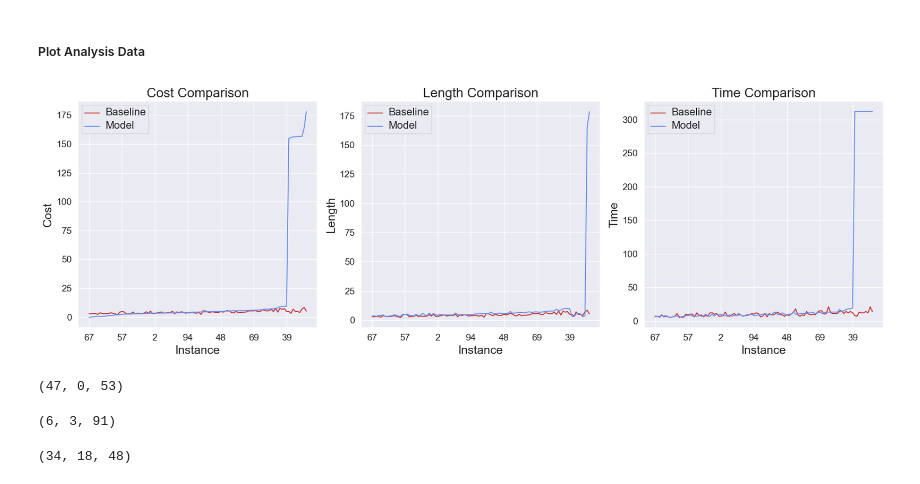
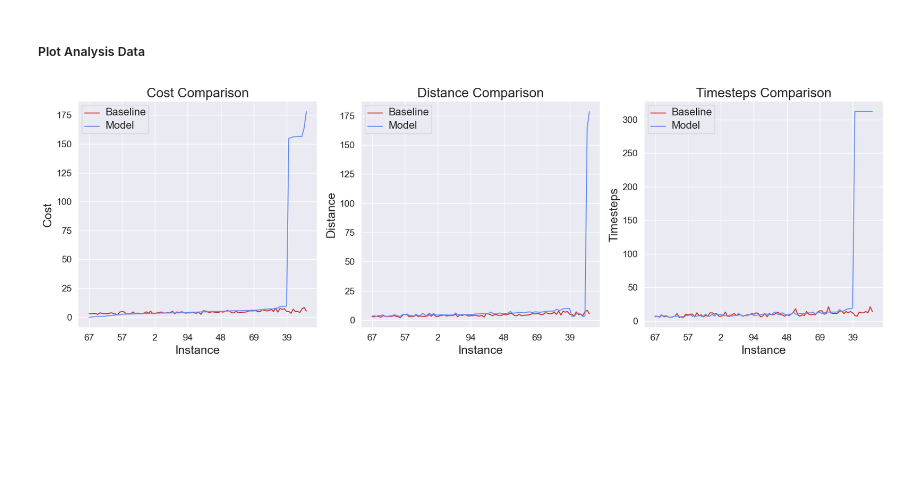
Before and after one commit to kfragkedaki/Master_Thesis, a Jupyter notebook: src/notebooks/basic_algorithm.ipynb, the cells around one changed output. Saved outputs shown, nothing was run; the diff lists cells and outputs as text; code cells hidden in the pictures; blank space fills up the shorter version.

Commit message:
update: plots for final paper

```diff
--- a/src/notebooks/basic_algorithm.ipynb
+++ b/src/notebooks/basic_algorithm.ipynb
@@ -30,12 +29,0 @@ plt.rcdefaults()
-# %%
-fig, axs = plt.subplots(1, 1, figsize=(15, 5.5))  # Adjusted figure size
-plt.title("Graph Instance and its neighborhood")
-
-dataset.sampler.graphs[0].plot_neighbors(ax=axs, with_labels=True)
-axs.set_xlim([-0.7, 1.3])
-axs.set_ylim([-0.7, 1.3])
-axs.set_aspect('equal')
-
-plt.savefig(f"../images/evrp/graph_instance_{example_name}.png", dpi=300, bbox_inches='tight')
-plt.show()
-plt.close()
@@ -489,47 +498,35 @@ for text in axs[plot_i].legend().get_texts():
     text.set_fontsize(16)
 
 # Create a new figure for the length comparison
 plot_i = 1
 # Adjust the xticks' label size
 axs[plot_i].tick_params(labelsize=14)
 sns.lineplot(x='Instance', y='value', hue='variable',
              data=pd.melt(df_lengths, ['Instance']), ax=axs[plot_i], palette=[colors[18], colors[3]])
 axs[plot_i].xaxis.set_major_locator(ticker.MaxNLocator(integer=True))  # set y-axis ticks to be integers
-axs[plot_i].set_title('Length Comparison', size=20)
+axs[plot_i].set_title('Distance Comparison', size=20)
 axs[plot_i].set_xlabel('Instance', size=18)
-axs[plot_i].set_ylabel('Length', size=18)
+axs[plot_i].set_ylabel('Distance', size=18)
 # axs[0].legend()
 for text in axs[plot_i].legend().get_texts():
     text.set_fontsize(16)
 
 plot_i = 2
 # Adjust the xticks' label size
 axs[plot_i].tick_params(labelsize=14)
 sns.lineplot(x='Instance', y='value', hue='variable',
              data=pd.melt(df_times, ['Instance']), ax=axs[plot_i], palette=[colors[18], colors[3]])
 axs[plot_i].xaxis.set_major_locator(ticker.MaxNLocator(integer=True))  # set y-axis ticks to be integers
-axs[plot_i].set_ylabel('Time', size=18)
+axs[plot_i].set_ylabel('Timesteps', size=18)
 axs[plot_i].set_xlabel('Instance', size=18)
-axs[plot_i].set_title('Time Comparison', size=20)
+axs[plot_i].set_title('Timesteps Comparison', size=20)
 # axs[1].legend()
 for text in axs[plot_i].legend().get_texts():
     text.set_fontsize(16)
 
 # Display plot
 plt.tight_layout()
 plt.savefig("../images/evrp/plot_basic_algorithm_comparison.png", dpi=300, bbox_inches='tight')
 plt.show()
 # %% [output]
-[figure, old version]
+[figure, new version]
-# %%
-sum(df_costs["Model"] < df_costs["Baseline"] ), sum(df_costs["Model"] == df_costs["Baseline"] ), sum(df_costs["Model"] > df_costs["Baseline"] )
-# %% [output]
-(47, 0, 53)
-# %%
-sum(df_lengths["Model"] < df_lengths["Baseline"] ), sum(df_lengths["Model"] == df_lengths["Baseline"] ), sum(df_lengths["Model"] > df_lengths["Baseline"] ),
-# %% [output]
-(6, 3, 91)
-# %%
-sum(df_times["Model"] < df_times["Baseline"] ),  sum(df_times["Model"] == df_times["Baseline"] ), sum(df_times["Model"] > df_times["Baseline"] ),
-# %% [output]
-(34, 18, 48)
```
Also changed, not shown: parts of 11 cells of this notebook, 25 other files.
